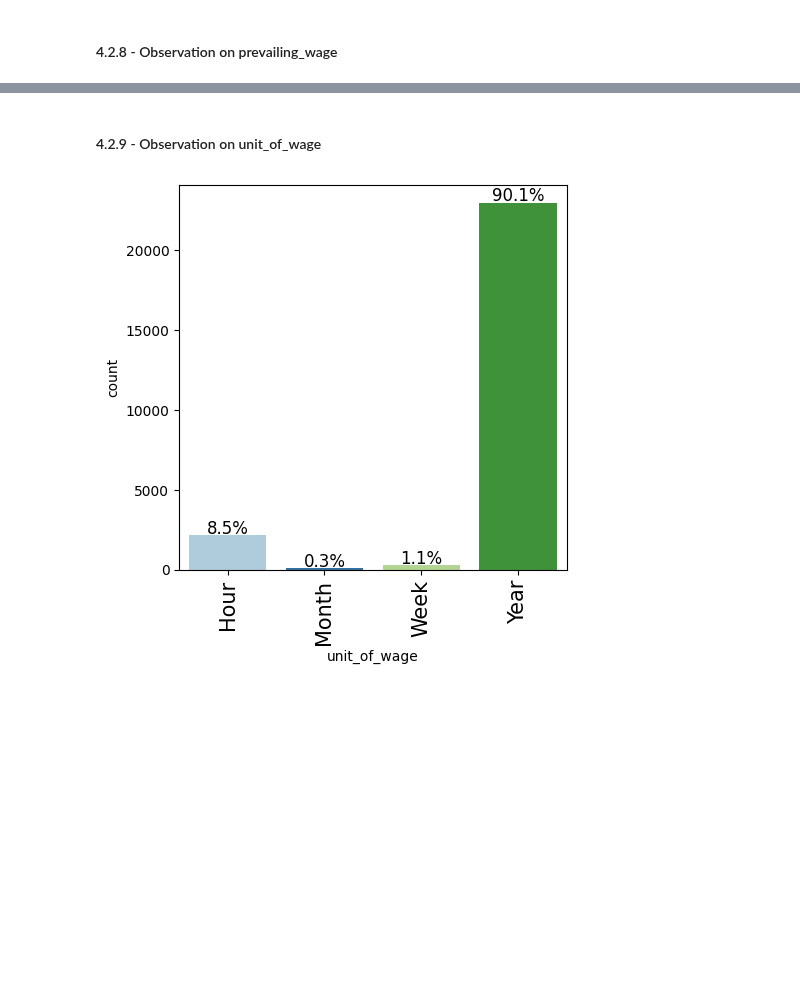
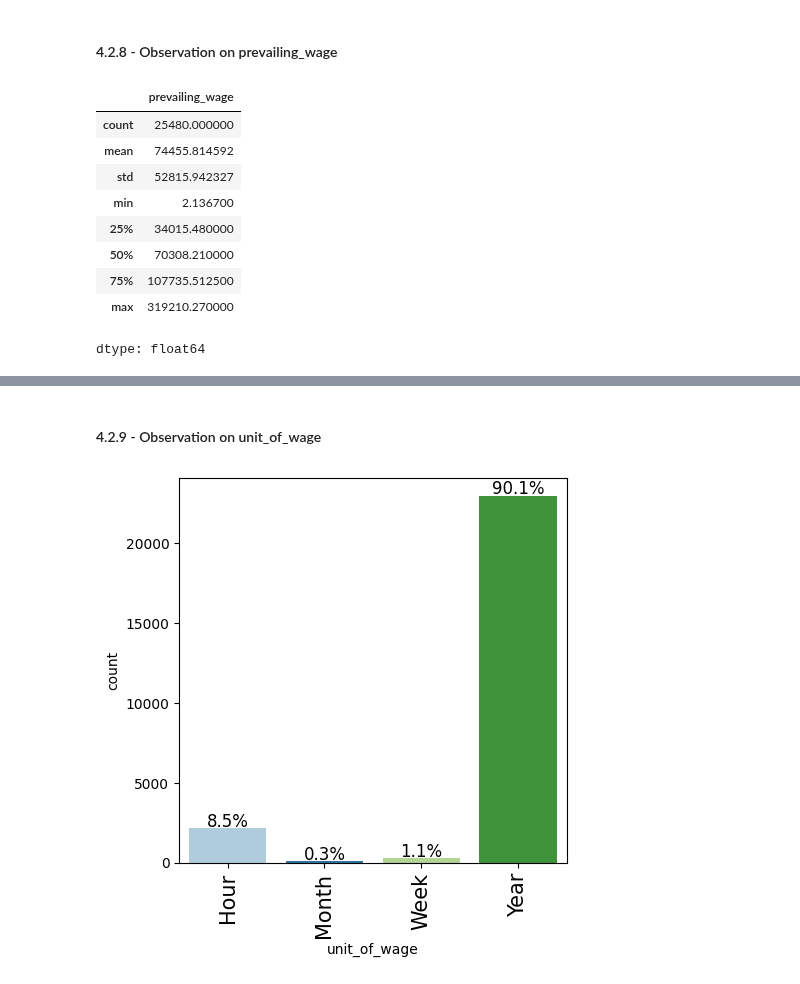
Before and after one commit to RashmiJK/PGP-AIML-EasyVisa-AML, a Jupyter notebook: easyvisa_modeling.ipynb, the cells around one changed output, grey strips where cells are left out. Drawn from its saved outputs; the diff is of its cells as text; code cells hidden in the pictures; blank space fills up the shorter version.

```diff
--- a/easyvisa_modeling.ipynb
+++ b/easyvisa_modeling.ipynb
@@ -458,5 +462,18 @@ labeled_barplot(data, 'region_of_employment', perc=True)
 # %% [markdown]
 #### 4.2.8 - Observation on prevailing_wage
+# %%
+data['prevailing_wage'].describe()
+# %% [output]
+|  | prevailing_wage |
+| count | 25480.000000 |
+| mean | 74455.814592 |
+| std | 52815.942327 |
+| min | 2.136700 |
+| 25% | 34015.480000 |
+| 50% | 70308.210000 |
+| 75% | 107735.512500 |
+| max | 319210.270000 |
+dtype: float64
 # %%
 histogram_boxplot(data, "prevailing_wage", kde=True, bins=None)
 # %% [output]
```
Also changed, not shown: parts of 8 cells of this notebook.
